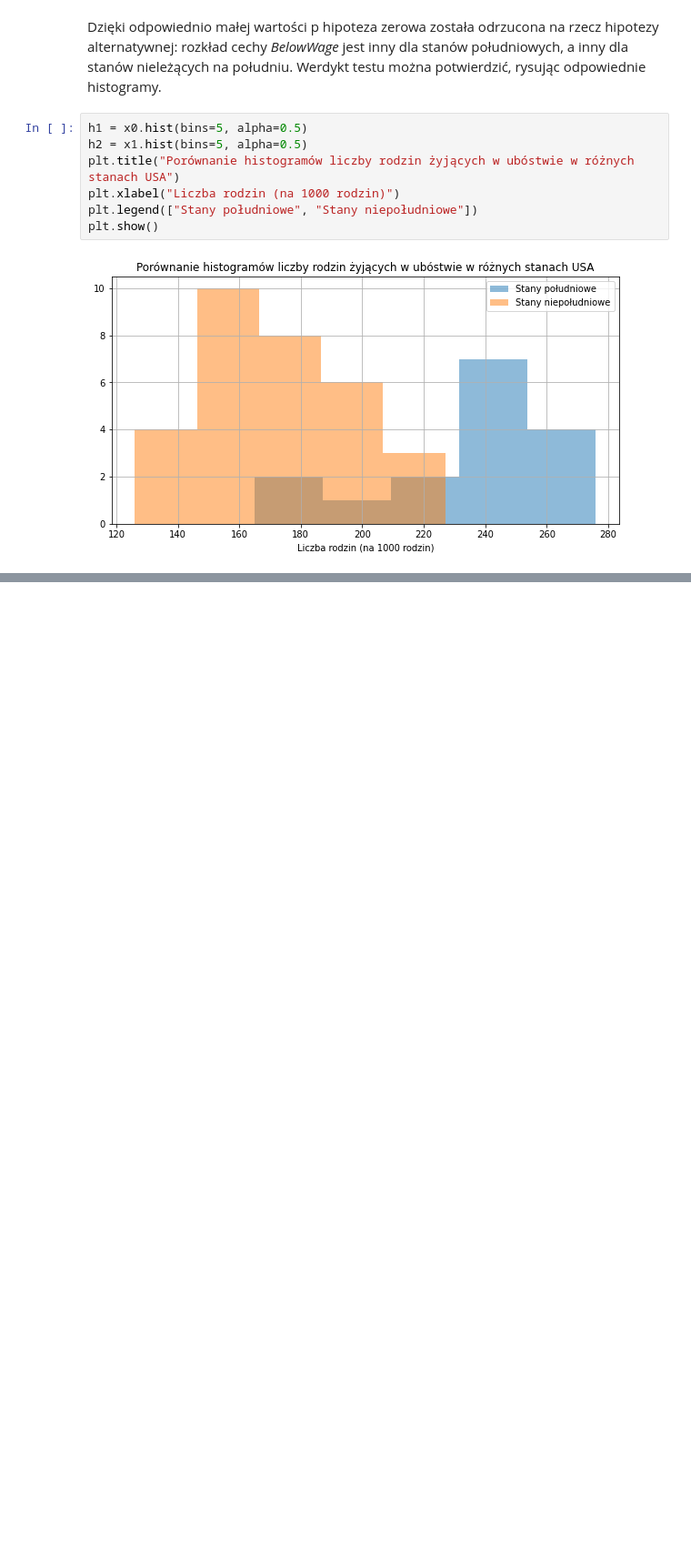
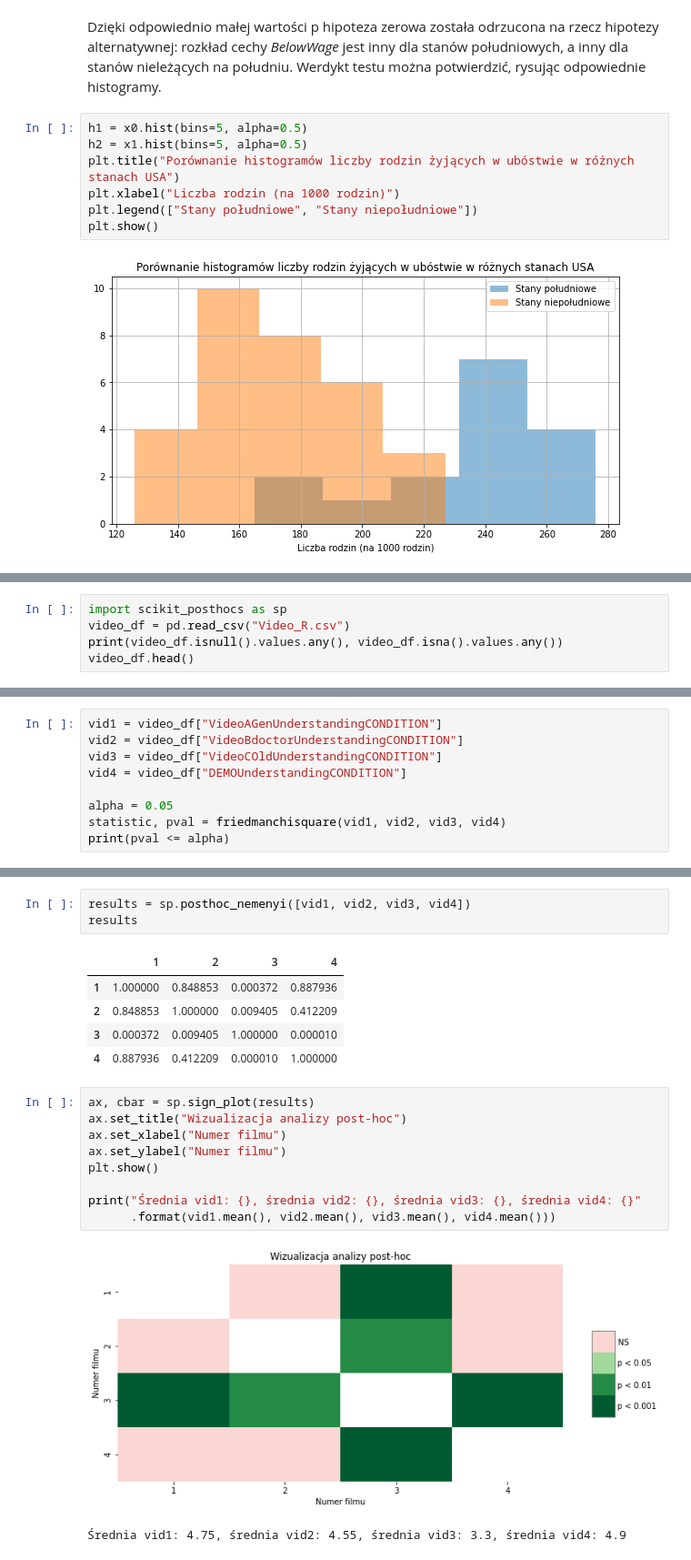
Before and after one commit to Daer7/SADM, a Jupyter notebook: SADM.ipynb, the cells around one changed output, grey strips where cells are left out. Shown: that part at 91% size. Drawn from its saved outputs; the diff is of its cells as text; blank space fills up the shorter version.

```diff
--- a/SADM.ipynb
+++ b/SADM.ipynb
@@ -353,0 +360,5 @@ plt.show()
+# %%
+import scikit_posthocs as sp
+video_df = pd.read_csv("Video_R.csv")
+print(video_df.isnull().values.any(), video_df.isna().values.any())
+video_df.head()
@@ -353,0 +377,9 @@ plt.show()
+# %%
+vid1 = video_df["VideoAGenUnderstandingCONDITION"]
+vid2 = video_df["VideoBdoctorUnderstandingCONDITION"]
+vid3 = video_df["VideoCOldUnderstandingCONDITION"]
+vid4 = video_df["DEMOUnderstandingCONDITION"]
+
+alpha = 0.05
+statistic, pval = friedmanchisquare(vid1, vid2, vid3, vid4)
+print(pval <= alpha)
@@ -353,0 +392,21 @@ plt.show()
+# %%
+results = sp.posthoc_nemenyi([vid1, vid2, vid3, vid4])
+results
+# %% [output]
+|  | 1 | 2 | 3 | 4 |
+| 1 | 1.000000 | 0.848853 | 0.000372 | 0.887936 |
+| 2 | 0.848853 | 1.000000 | 0.009405 | 0.412209 |
+| 3 | 0.000372 | 0.009405 | 1.000000 | 0.000010 |
+| 4 | 0.887936 | 0.412209 | 0.000010 | 1.000000 |
+# %%
+ax, cbar = sp.sign_plot(results)
+ax.set_title("Wizualizacja analizy post-hoc")
+ax.set_xlabel("Numer filmu")
+ax.set_ylabel("Numer filmu")
+plt.show()
+
+print("Średnia vid1: {}, średnia vid2: {}, średnia vid3: {}, średnia vid4: {}"
+      .format(vid1.mean(), vid2.mean(), vid3.mean(), vid4.mean()))
+# %% [output]
+[figure, added]
+Średnia vid1: 4.75, średnia vid2: 4.55, średnia vid3: 3.3, średnia vid4: 4.9
```
Also changed, not shown: parts of 34 cells of this notebook, 3 other files.
